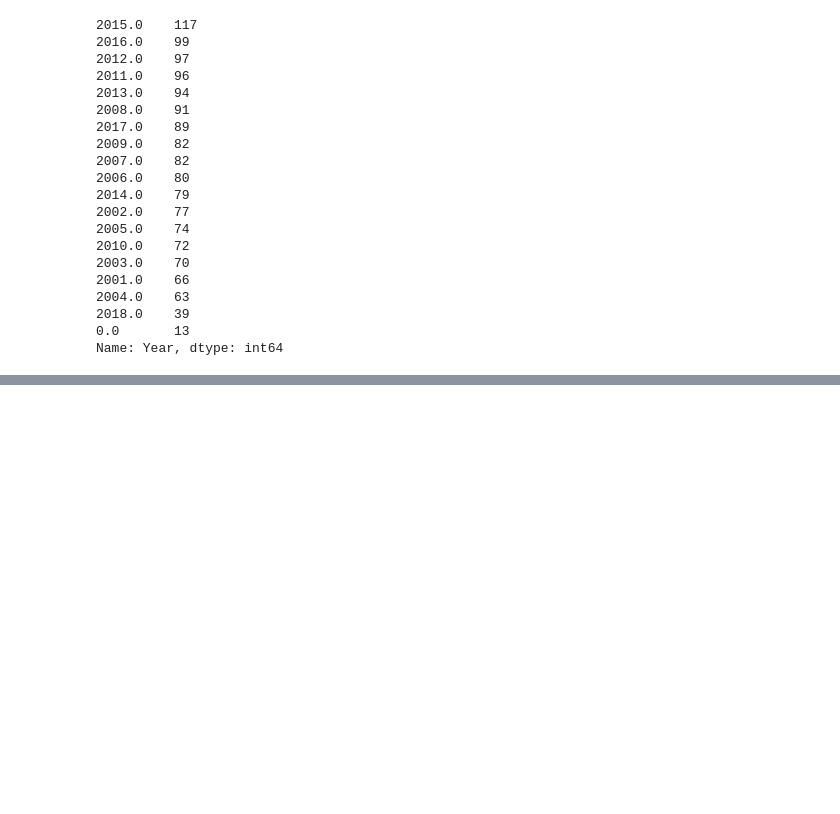
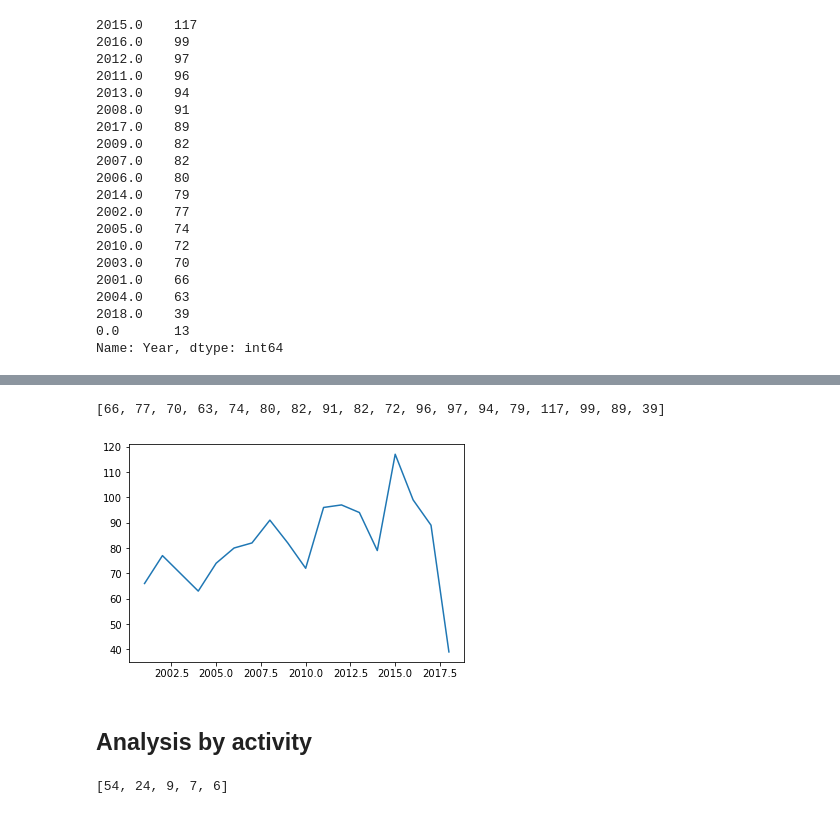
Before and after one commit to diegomdias87/Shark_Attack_Project, a Jupyter notebook: main.ipynb, the cells around one changed output, grey strips where cells are left out. Drawn from its saved outputs; the diff is of its cells as text; code cells hidden in the pictures; blank space fills up the shorter version.

Commit message:
Analyzing data update
Analyzing data
- Analysis by activity
- Analysis by country
- Analysis by age

```diff
--- a/main.ipynb
+++ b/main.ipynb
@@ -630,3 +641,9 @@ plt.show()
 [figure]
 # %% [markdown]
 ## Analysis by year
+# %%
+year_list = db2['Year'].tolist()
+year_list = set(year_list)
+year_list = list(year_list)
+year_list = year_list[2:]
+year_list
@@ -633,5 +669,6 @@ plt.show()
 # %%
-db2['Year'].value_counts()
+year_count = db2['Year'].value_counts()
+year_count
 # %% [output]
 2015.0    117
 2016.0    99
@@ -698,0 +693,3 @@ month_groups = db2.groupby(by='Month')
+# %%
+for i in year_count:
+    print(i)
@@ -698,0 +716,17 @@ month_groups = db2.groupby(by='Month')
+# %%
+year_values = []
+for i in year_list:
+    i =str(i)
+    value = year_count.loc[year_count.index.isin([i])]
+    year_values.append(value.item())
+# %%
+year_values
+# %% [output]
+[66, 77, 70, 63, 74, 80, 82, 91, 82, 72, 96, 97, 94, 79, 117, 99, 89, 39]
+# %%
+plt.plot(year_list, year_values)
+plt.show()
+# %% [output]
+[figure, added]
+# %% [markdown]
+## Analysis by activity
@@ -698,0 +741,10 @@ month_groups = db2.groupby(by='Month')
+# %%
+sum(activity_count)
+activity_newvalues = []
+for num in activity_count:
+    percent = (num * 1) / sum(activity_count)
+    percent = int(round(percent * 100, 0))
+    activity_newvalues.append(percent)
+activity_newvalues
+# %% [output]
+[54, 24, 9, 7, 6]
```
Also changed, not shown: parts of 27 cells of this notebook.
